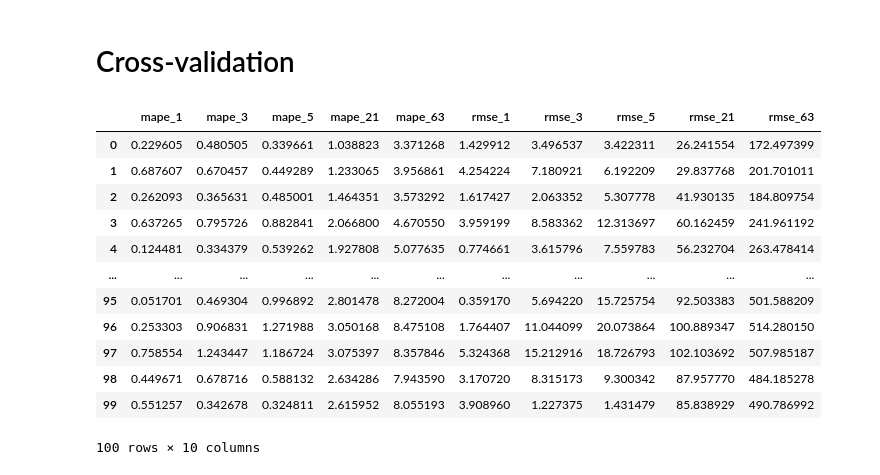
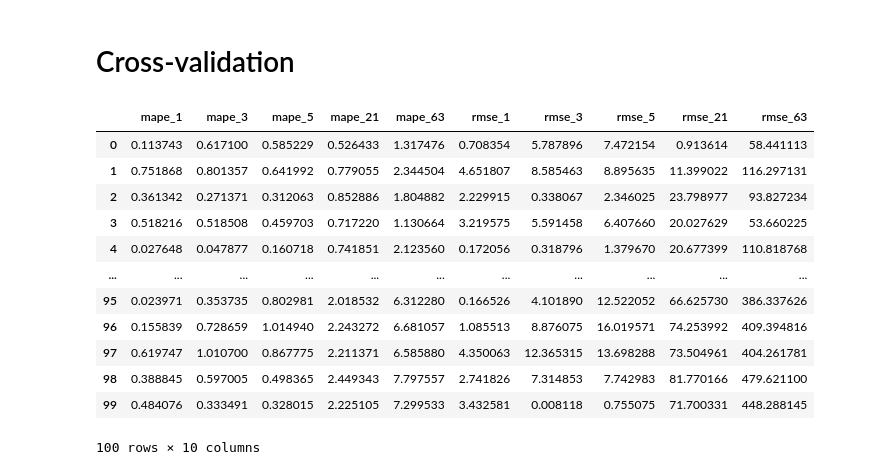
Before and after one commit to ulrikson/statistics-thesis, a Jupyter notebook: lstm2.ipynb, the cells around one changed output. Saved outputs shown, nothing was run; the diff lists cells and outputs as text; code cells hidden in the pictures.

```diff
--- a/lstm2.ipynb
+++ b/lstm2.ipynb
@@ -138,7 +138,7 @@ logreturns = "data/final.csv"
 series = pd.read_csv(logreturns, usecols=["Exchange.Date", "logreturns"], header=0, index_col=0, squeeze=True)
 
 # configure
-n_lag = 1 # same as ARMA-GARCH
+n_lag = 5 # same as ARMA-GARCH
 n_seq = 63  #  number of periods forecast
 test_share = 0.25
 n_test = int(len(series) * test_share)
@@ -307,8 +315,7 @@ plt.legend()
 # Cross-validation
 # %%
 def cross_evaluate(df, n_periods):
-    n_periods = 62 if n_periods == 63 else n_periods
-    df = df[-63:-63+n_periods]
+    df = df[-63:-63+n_periods] if n_periods < 63 else df.tail(63)
     mape = ((df["abs_error"] / df["Close"]).sum() / n_periods) * 100
     rmse = math.sqrt(pow(df["error"].sum(), 2) / n_periods)
     return mape, rmse
@@ -334,44 +341,44 @@ for i in range(len(forecasts)):
     price_forecasts = np.exp(np.cumsum(forecasts[i]) + math.log(last_train))
 
     cross_merged_df = original_df[-n_test + i:-n_test + i + 63].copy()
     cross_merged_df["forecast"] = price_forecasts
 
     cross_merged_df["error"] = cross_merged_df["forecast"] - cross_merged_df["Close"]
     cross_merged_df["abs_error"] = np.abs(cross_merged_df["forecast"] - cross_merged_df["Close"])
 
     one = cross_evaluate(cross_merged_df, 1)
     three = cross_evaluate(cross_merged_df, 3)
     five = cross_evaluate(cross_merged_df, 5)
     twentyone = cross_evaluate(cross_merged_df, 21)
     sixtythree = cross_evaluate(cross_merged_df, 63)
 
     cross_df = cross_df.append({
         'mape_1': one[0],
         'mape_3': three[0],
         'mape_5': five[0],
         'mape_21': twentyone[0],
         'mape_63': sixtythree[0],
         'rmse_1': one[1],
         'rmse_3': three[1],
         'rmse_5': five[1],
         'rmse_21': twentyone[1],
         'rmse_63': sixtythree[1],
     }, ignore_index=True)
 
 cross_df
 # %% [output]
 |  | mape_1 | mape_3 | mape_5 | mape_21 | mape_63 | rmse_1 | rmse_3 | rmse_5 | rmse_21 | rmse_63 |
-| 0 | 0.229605 | 0.480505 | 0.339661 | 1.038823 | 3.371268 | 1.429912 | 3.496537 | 3.422311 | 26.241554 | 172.497399 |
-| 1 | 0.687607 | 0.670457 | 0.449289 | 1.233065 | 3.956861 | 4.254224 | 7.180921 | 6.192209 | 29.837768 | 201.701011 |
-| 2 | 0.262093 | 0.365631 | 0.485001 | 1.464351 | 3.573292 | 1.617427 | 2.063352 | 5.307778 | 41.930135 | 184.809754 |
-| 3 | 0.637265 | 0.795726 | 0.882841 | 2.066800 | 4.670550 | 3.959199 | 8.583362 | 12.313697 | 60.162459 | 241.961192 |
-| 4 | 0.124481 | 0.334379 | 0.539262 | 1.927808 | 5.077635 | 0.774661 | 3.615796 | 7.559783 | 56.232704 | 263.478414 |
+| 0 | 0.113743 | 0.617100 | 0.585229 | 0.526433 | 1.317476 | 0.708354 | 5.787896 | 7.472154 | 0.913614 | 58.441113 |
+| 1 | 0.751868 | 0.801357 | 0.641992 | 0.779055 | 2.344504 | 4.651807 | 8.585463 | 8.895635 | 11.399022 | 116.297131 |
+| 2 | 0.361342 | 0.271371 | 0.312063 | 0.852886 | 1.804882 | 2.229915 | 0.338067 | 2.346025 | 23.798977 | 93.827234 |
+| 3 | 0.518216 | 0.518508 | 0.459703 | 0.717220 | 1.130664 | 3.219575 | 5.591458 | 6.407660 | 20.027629 | 53.660225 |
+| 4 | 0.027648 | 0.047877 | 0.160718 | 0.741851 | 2.123560 | 0.172056 | 0.318796 | 1.379670 | 20.677399 | 110.818768 |
 | ... | ... | ... | ... | ... | ... | ... | ... | ... | ... | ... |
-| 95 | 0.051701 | 0.469304 | 0.996892 | 2.801478 | 8.272004 | 0.359170 | 5.694220 | 15.725754 | 92.503383 | 501.588209 |
-| 96 | 0.253303 | 0.906831 | 1.271988 | 3.050168 | 8.475108 | 1.764407 | 11.044099 | 20.073864 | 100.889347 | 514.280150 |
-| 97 | 0.758554 | 1.243447 | 1.186724 | 3.075397 | 8.357846 | 5.324368 | 15.212916 | 18.726793 | 102.103692 | 507.985187 |
-| 98 | 0.449671 | 0.678716 | 0.588132 | 2.634286 | 7.943590 | 3.170720 | 8.315173 | 9.300342 | 87.957770 | 484.185278 |
-| 99 | 0.551257 | 0.342678 | 0.324811 | 2.615952 | 8.055193 | 3.908960 | 1.227375 | 1.431479 | 85.838929 | 490.786992 |
+| 95 | 0.023971 | 0.353735 | 0.802981 | 2.018532 | 6.312280 | 0.166526 | 4.101890 | 12.522052 | 66.625730 | 386.337626 |
+| 96 | 0.155839 | 0.728659 | 1.014940 | 2.243272 | 6.681057 | 1.085513 | 8.876075 | 16.019571 | 74.253992 | 409.394816 |
+| 97 | 0.619747 | 1.010700 | 0.867775 | 2.211371 | 6.585880 | 4.350063 | 12.365315 | 13.698288 | 73.504961 | 404.261781 |
+| 98 | 0.388845 | 0.597005 | 0.498365 | 2.449343 | 7.797557 | 2.741826 | 7.314853 | 7.742983 | 81.770166 | 479.621100 |
+| 99 | 0.484076 | 0.333491 | 0.328015 | 2.225105 | 7.299533 | 3.432581 | 0.008118 | 0.755075 | 71.700331 | 448.288145 |
 100 rows × 10 columns
 # %%
 cross_df.describe()
```
Also changed, not shown: parts of 7 cells of this notebook, 1 other file.
